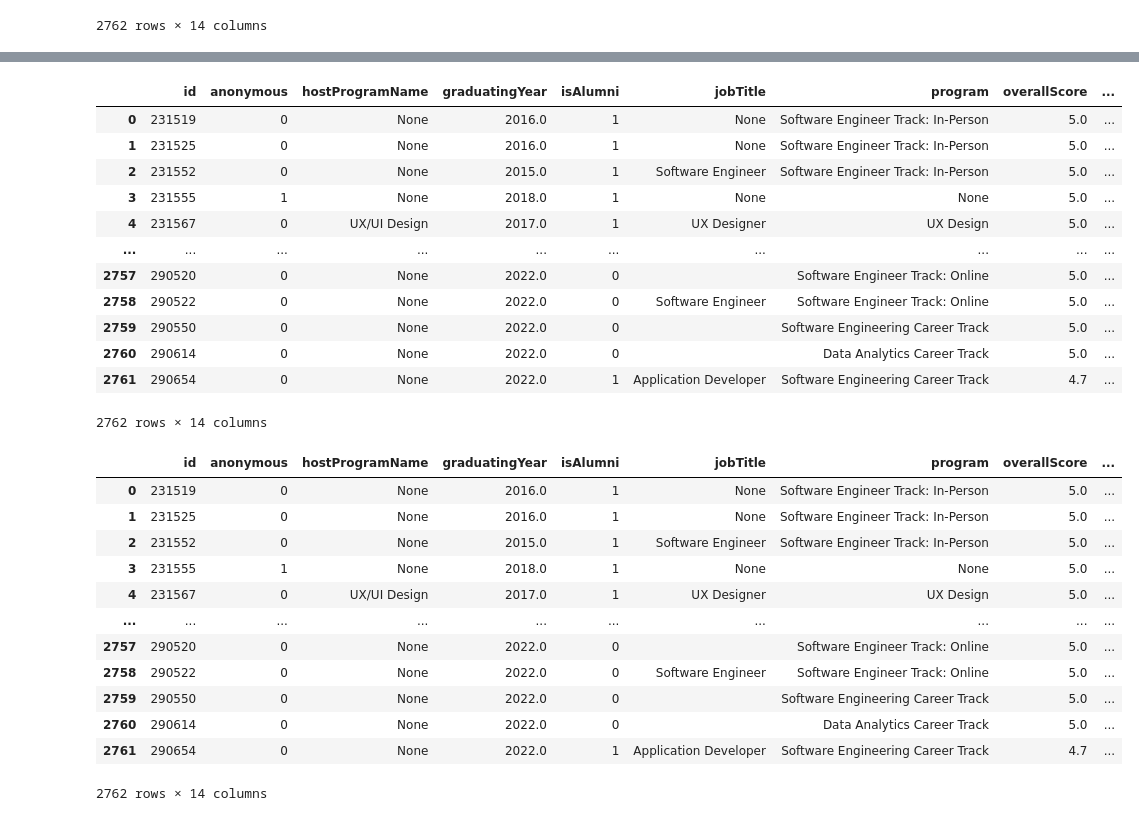
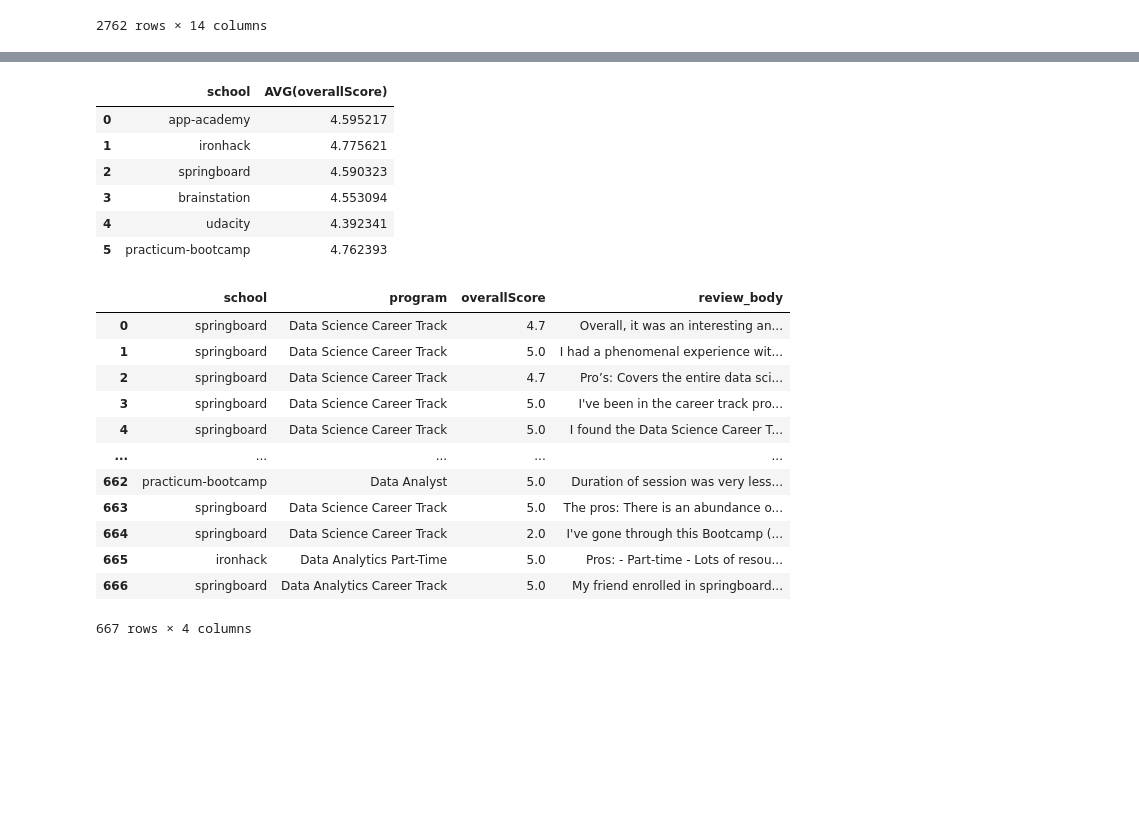
Before and after one commit to andersgom/w2-project2, a Jupyter notebook: project2_notebook_andres.ipynb, the cells around one changed output, grey strips where cells are left out. Saved outputs shown, nothing was run; the diff lists cells and outputs as text; code cells hidden in the pictures; blank space fills up the shorter version.

```diff
--- a/project2_notebook_andres.ipynb
+++ b/project2_notebook_andres.ipynb
@@ -239,7 +239,7 @@ import pandas as pd
 import mysql.connector
 # %%
 cnx = mysql.connector.connect(user = 'root',     #Username
-                            password = 'password',
+                            password = 'PASSWORD',
                             host = '127.0.0.1')
 # %%
 cursor = cnx.cursor()
@@ -313,43 +317,37 @@ worst
 # %%
-cursor.execute(query)
+cursor.execute(query2)
 overall = cursor.fetchall()
 
 overall = pd.DataFrame(overall, columns = [col_name[0] for col_name in cursor.description])
 overall
 # %% [output]
-|  | id | anonymous | hostProgramName | graduatingYear | isAlumni | jobTitle | program | overallScore | ... |
-| 0 | 231519 | 0 | None | 2016.0 | 1 | None | Software Engineer Track: In-Person | 5.0 | ... |
-| 1 | 231525 | 0 | None | 2016.0 | 1 | None | Software Engineer Track: In-Person | 5.0 | ... |
-| 2 | 231552 | 0 | None | 2015.0 | 1 | Software Engineer | Software Engineer Track: In-Person | 5.0 | ... |
-| 3 | 231555 | 1 | None | 2018.0 | 1 | None | None | 5.0 | ... |
-| 4 | 231567 | 0 | UX/UI Design | 2017.0 | 1 | UX Designer | UX Design | 5.0 | ... |
-| ... | ... | ... | ... | ... | ... | ... | ... | ... | ... |
-| 2757 | 290520 | 0 | None | 2022.0 | 0 |  | Software Engineer Track: Online | 5.0 | ... |
-| 2758 | 290522 | 0 | None | 2022.0 | 0 | Software Engineer | Software Engineer Track: Online | 5.0 | ... |
-| 2759 | 290550 | 0 | None | 2022.0 | 0 |  | Software Engineering Career Track | 5.0 | ... |
-| 2760 | 290614 | 0 | None | 2022.0 | 0 |  | Data Analytics Career Track | 5.0 | ... |
-| 2761 | 290654 | 0 | None | 2022.0 | 1 | Application Developer | Software Engineering Career Track | 4.7 | ... |
+|  | school | AVG(overallScore) |
+| 0 | app-academy | 4.595217 |
+| 1 | ironhack | 4.775621 |
+| 2 | springboard | 4.590323 |
+| 3 | brainstation | 4.553094 |
+| 4 | udacity | 4.392341 |
+| 5 | practicum-bootcamp | 4.762393 |
-2762 rows × 14 columns
 # %%
-cursor.execute(query)
+cursor.execute(query3)
 da_score = cursor.fetchall()
 
 da_score = pd.DataFrame(da_score, columns = [col_name[0] for col_name in cursor.description])
 da_score
 # %% [output]
-|  | id | anonymous | hostProgramName | graduatingYear | isAlumni | jobTitle | program | overallScore | ... |
-| 0 | 231519 | 0 | None | 2016.0 | 1 | None | Software Engineer Track: In-Person | 5.0 | ... |
-| 1 | 231525 | 0 | None | 2016.0 | 1 | None | Software Engineer Track: In-Person | 5.0 | ... |
-| 2 | 231552 | 0 | None | 2015.0 | 1 | Software Engineer | Software Engineer Track: In-Person | 5.0 | ... |
-| 3 | 231555 | 1 | None | 2018.0 | 1 | None | None | 5.0 | ... |
-| 4 | 231567 | 0 | UX/UI Design | 2017.0 | 1 | UX Designer | UX Design | 5.0 | ... |
-| ... | ... | ... | ... | ... | ... | ... | ... | ... | ... |
-| 2757 | 290520 | 0 | None | 2022.0 | 0 |  | Software Engineer Track: Online | 5.0 | ... |
-| 2758 | 290522 | 0 | None | 2022.0 | 0 | Software Engineer | Software Engineer Track: Online | 5.0 | ... |
-| 2759 | 290550 | 0 | None | 2022.0 | 0 |  | Software Engineering Career Track | 5.0 | ... |
-| 2760 | 290614 | 0 | None | 2022.0 | 0 |  | Data Analytics Career Track | 5.0 | ... |
-| 2761 | 290654 | 0 | None | 2022.0 | 1 | Application Developer | Software Engineering Career Track | 4.7 | ... |
+|  | school | program | overallScore | review_body |
+| 0 | springboard | Data Science Career Track | 4.7 | Overall, it was an interesting an... |
+| 1 | springboard | Data Science Career Track | 5.0 | I had a phenomenal experience wit... |
+| 2 | springboard | Data Science Career Track | 4.7 | Pro’s: Covers the entire data sci... |
+| 3 | springboard | Data Science Career Track | 5.0 | I've been in the career track pro... |
+| 4 | springboard | Data Science Career Track | 5.0 | I found the Data Science Career T... |
+| ... | ... | ... | ... | ... |
+| 662 | practicum-bootcamp | Data Analyst | 5.0 | Duration of session was very less... |
+| 663 | springboard | Data Science Career Track | 5.0 | The pros: There is an abundance o... |
+| 664 | springboard | Data Science Career Track | 2.0 | I've gone through this Bootcamp (... |
+| 665 | ironhack | Data Analytics Part-Time | 5.0 | Pros: - Part-time - Lots of resou... |
+| 666 | springboard | Data Analytics Career Track | 5.0 | My friend enrolled in springboard... |
-2762 rows × 14 columns
+667 rows × 4 columns
 # %%
 best.to_csv('best.csv')
 # %%
```
Also changed, not shown: parts of 9 cells of this notebook, 9 other files.
